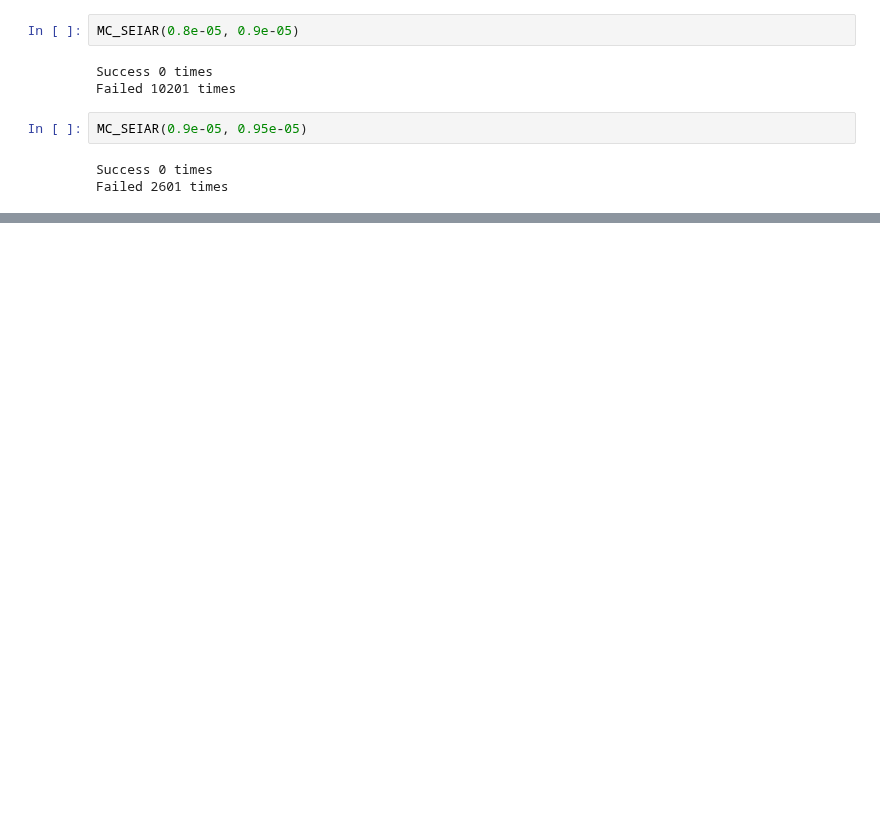
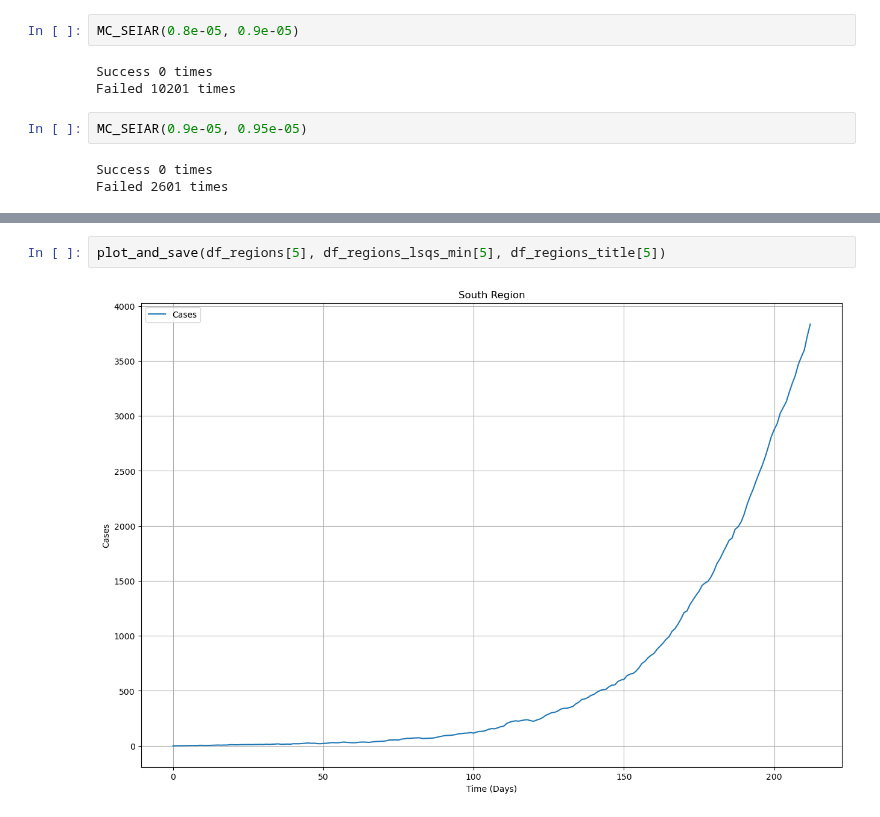
Before and after one commit to kazi0302/COVID-19-Modeling-and-Parameter-Fitting, a Jupyter notebook: Monte Carlo Simulation/MC_simulator.ipynb, the cells around one changed output, grey strips where cells are left out. Saved outputs shown, nothing was run; the diff lists cells and outputs as text; blank space fills up the shorter version.

```diff
--- a/Monte Carlo Simulation/MC_simulator.ipynb
+++ b/Monte Carlo Simulation/MC_simulator.ipynb
@@ -932,0 +952,4 @@ plt.grid()
+# %%
+plot_and_save(df_regions[5], df_regions_lsqs_min[5], df_regions_title[5])
+# %% [output]
+[figure, added]
```
Also changed, not shown: parts of 31 cells of this notebook, 15 other files.
